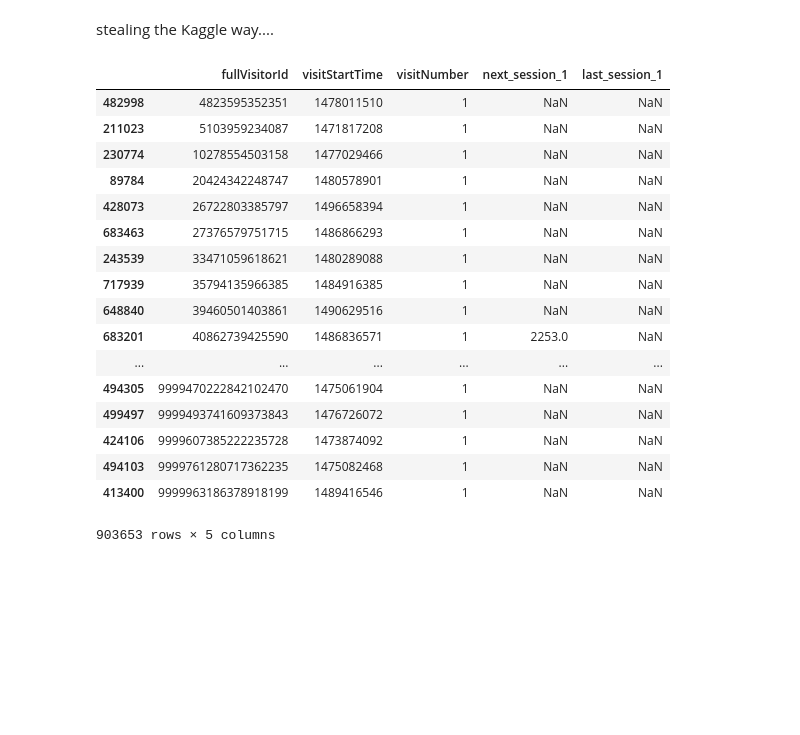
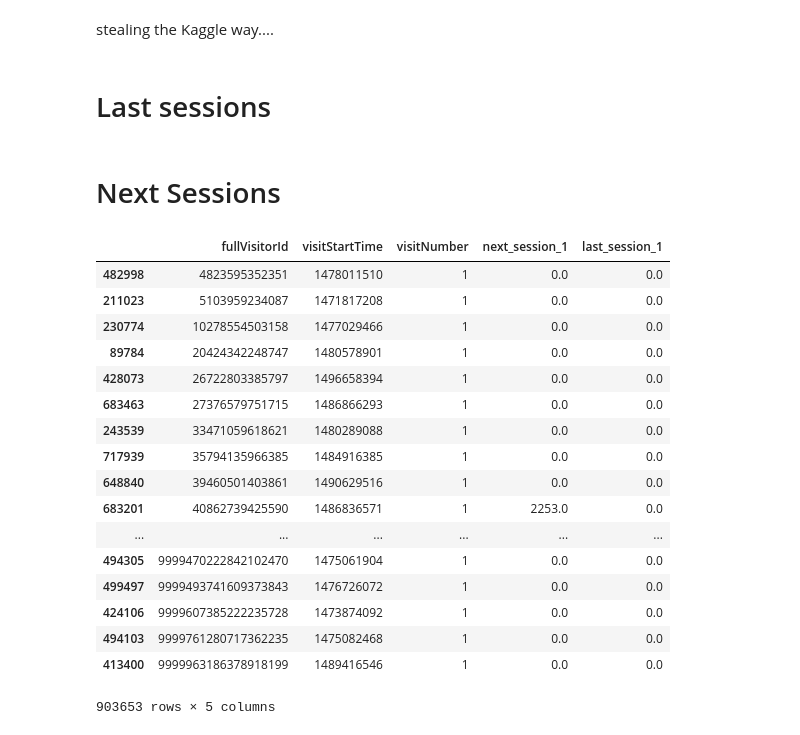
Before and after one commit to ml-bestgroup/Google_Analytics_Customer_Revenue_Prediction, a Jupyter notebook: Time Series Feature Engineering.ipynb, the cells around one changed output. Cells and saved outputs as stored; diff of their text form; code cells hidden in the pictures; blank space fills up the shorter version.

```diff
--- a/Time Series Feature Engineering.ipynb
+++ b/Time Series Feature Engineering.ipynb
@@ -8,3 +9,5 @@ df = pd.read_csv(inputfile, delimiter=',', skipinitialspace=True)
 # %% [markdown]
 stealing the Kaggle way....
+# %% [markdown]
+# Last sessions
 # %%
@@ -12,30 +14,33 @@ df.sort_values(['fullVisitorId', 'visitStartTime'], ascending=True, inplace=True
 df['last_session_1'] = (
     df['visitStartTime'] - df[['fullVisitorId', 'visitStartTime']].groupby('fullVisitorId')['visitStartTime'].shift(1)
 )
+# %% [markdown]
+# Next Sessions
 # %%
 df['next_session_1']=(
     -1*(df['visitStartTime'] - df[['fullVisitorId', 'visitStartTime']].groupby('fullVisitorId')['visitStartTime'].shift(-1))
 )
 # %%
+df[['next_session_1','last_session_1']] = df[['next_session_1','last_session_1']].fillna(0)
 df[['fullVisitorId','visitStartTime','visitNumber','next_session_1','last_session_1']]
 # %% [output]
 |  | fullVisitorId | visitStartTime | visitNumber | next_session_1 | last_session_1 |
-| 482998 | 4823595352351 | 1478011510 | 1 | NaN | NaN |
-| 211023 | 5103959234087 | 1471817208 | 1 | NaN | NaN |
-| 230774 | 10278554503158 | 1477029466 | 1 | NaN | NaN |
-| 89784 | 20424342248747 | 1480578901 | 1 | NaN | NaN |
-| 428073 | 26722803385797 | 1496658394 | 1 | NaN | NaN |
-| 683463 | 27376579751715 | 1486866293 | 1 | NaN | NaN |
-| 243539 | 33471059618621 | 1480289088 | 1 | NaN | NaN |
-| 717939 | 35794135966385 | 1484916385 | 1 | NaN | NaN |
-| 648840 | 39460501403861 | 1490629516 | 1 | NaN | NaN |
-| 683201 | 40862739425590 | 1486836571 | 1 | 2253.0 | NaN |
+| 482998 | 4823595352351 | 1478011510 | 1 | 0.0 | 0.0 |
+| 211023 | 5103959234087 | 1471817208 | 1 | 0.0 | 0.0 |
+| 230774 | 10278554503158 | 1477029466 | 1 | 0.0 | 0.0 |
+| 89784 | 20424342248747 | 1480578901 | 1 | 0.0 | 0.0 |
+| 428073 | 26722803385797 | 1496658394 | 1 | 0.0 | 0.0 |
+| 683463 | 27376579751715 | 1486866293 | 1 | 0.0 | 0.0 |
+| 243539 | 33471059618621 | 1480289088 | 1 | 0.0 | 0.0 |
+| 717939 | 35794135966385 | 1484916385 | 1 | 0.0 | 0.0 |
+| 648840 | 39460501403861 | 1490629516 | 1 | 0.0 | 0.0 |
+| 683201 | 40862739425590 | 1486836571 | 1 | 2253.0 | 0.0 |
 | ... | ... | ... | ... | ... | ... |
-| 494305 | 9999470222842102470 | 1475061904 | 1 | NaN | NaN |
-| 499497 | 9999493741609373843 | 1476726072 | 1 | NaN | NaN |
-| 424106 | 9999607385222235728 | 1473874092 | 1 | NaN | NaN |
-| 494103 | 9999761280717362235 | 1475082468 | 1 | NaN | NaN |
-| 413400 | 9999963186378918199 | 1489416546 | 1 | NaN | NaN |
+| 494305 | 9999470222842102470 | 1475061904 | 1 | 0.0 | 0.0 |
+| 499497 | 9999493741609373843 | 1476726072 | 1 | 0.0 | 0.0 |
+| 424106 | 9999607385222235728 | 1473874092 | 1 | 0.0 | 0.0 |
+| 494103 | 9999761280717362235 | 1475082468 | 1 | 0.0 | 0.0 |
+| 413400 | 9999963186378918199 | 1489416546 | 1 | 0.0 | 0.0 |
 903653 rows × 5 columns
 # %%
 df.to_csv(outputfile, sep=',')
```
Also changed, not shown: parts of 2 cells of this notebook, 1 other file.
